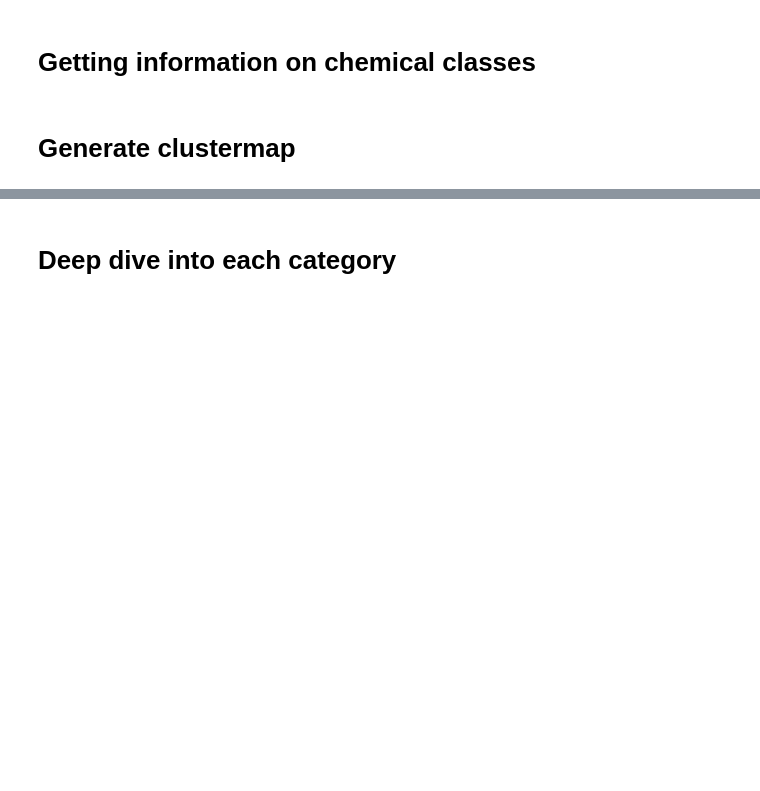
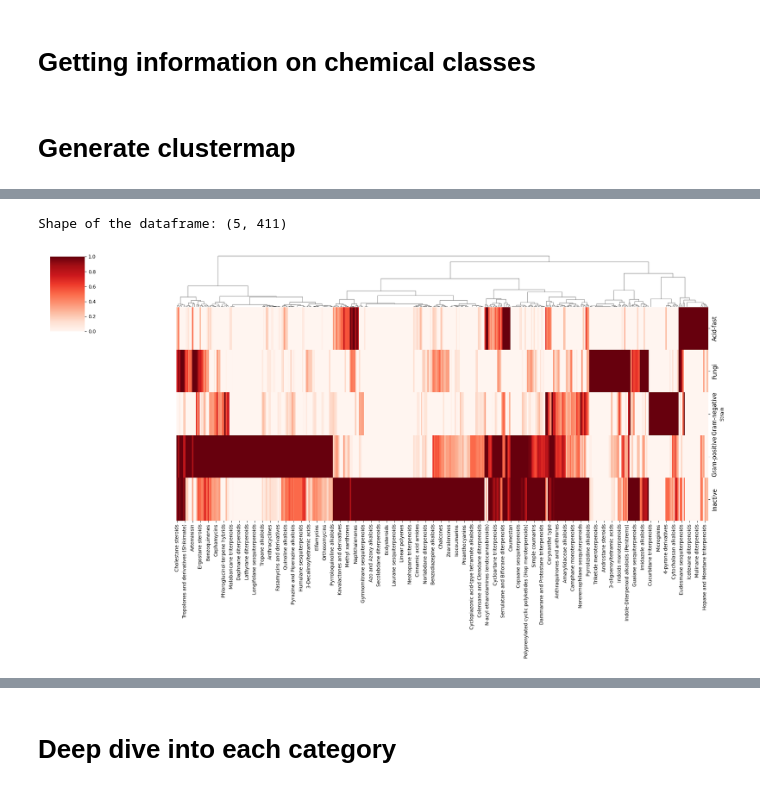
Before and after one commit to IMI-COMBINE/broad_spectrum_prediction, a Jupyter notebook: src/4_2_chem_class_analysis.ipynb, the cells around one changed output, grey strips where cells are left out. Cells and saved outputs as stored; diff of their text form; code cells hidden in the pictures; blank space fills up the shorter version.

```diff
--- a/src/4_2_chem_class_analysis.ipynb
+++ b/src/4_2_chem_class_analysis.ipynb
@@ -322,3 +333,8 @@ Shape of the dataframe: (13, 411)
+# %%
+kk = get_cluster_map(chem_class_dict, best_class_only=True)
+# %% [output]
+Shape of the dataframe: (5, 411)
+[figure, added]
 # %%
 get_cluster_map(chem_superclass_dict)
 # %% [output]
```
Also changed, not shown: parts of 18 cells of this notebook, 2 other files.
